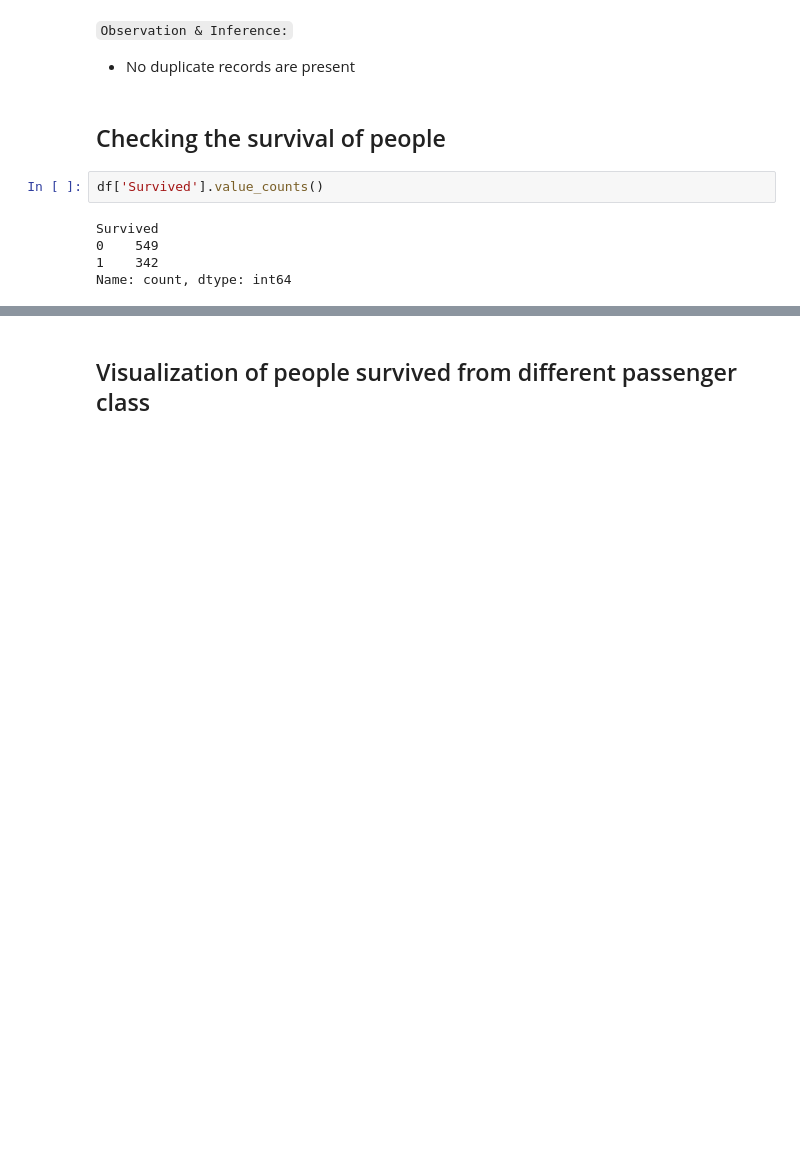
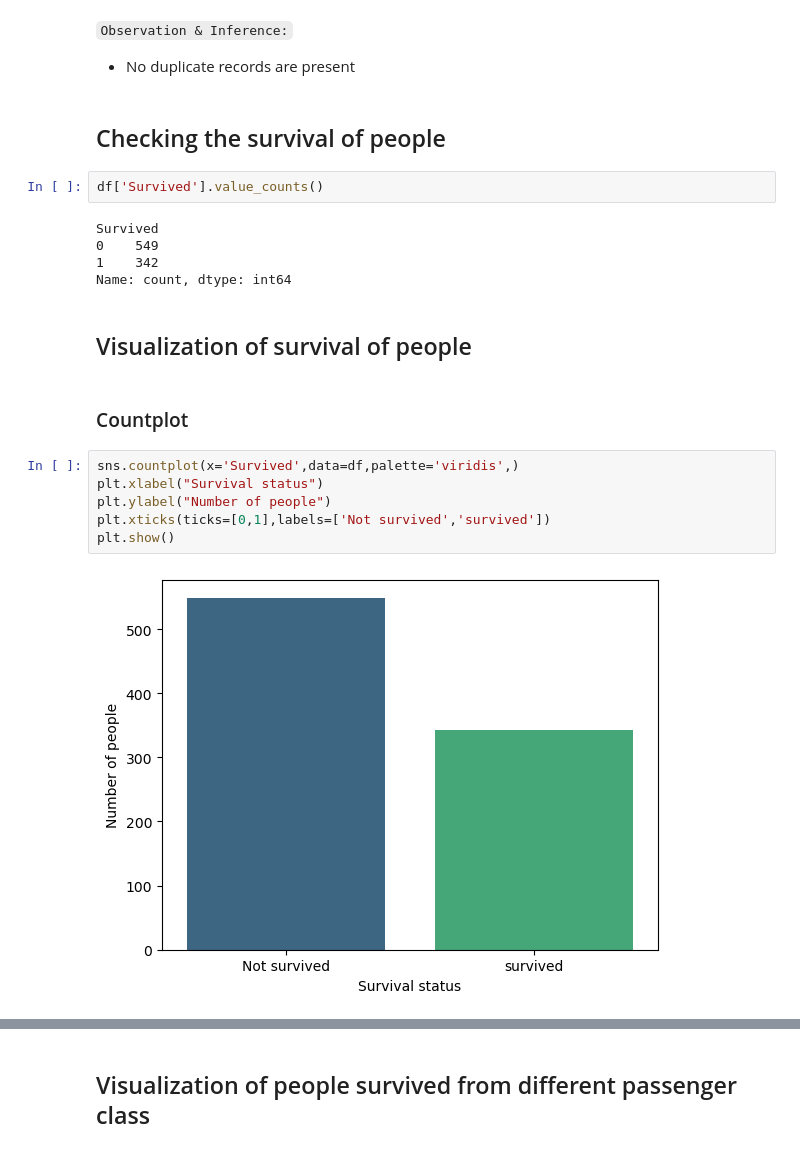
Before and after one commit to kindo-tk/CODSOFT, a Jupyter notebook: Titanic_Survival_Prediction/Titanic_Survival_Prediction.ipynb, the cells around one changed output, grey strips where cells are left out. Drawn from its saved outputs; the diff is of its cells as text; blank space fills up the shorter version.

Commit message:
Visualizations added

```diff
--- a/Titanic_Survival_Prediction/Titanic_Survival_Prediction.ipynb
+++ b/Titanic_Survival_Prediction/Titanic_Survival_Prediction.ipynb
@@ -175,3 +176,15 @@ Survived
 0    549
 1    342
 Name: count, dtype: int64
+# %% [markdown]
+## Visualization of survival of people
+# %% [markdown]
+### Countplot
+# %%
+sns.countplot(x='Survived',data=df,palette='viridis',)
+plt.xlabel("Survival status")
+plt.ylabel("Number of people")
+plt.xticks(ticks=[0,1],labels=['Not survived','survived'])
+plt.show()
+# %% [output]
+[figure, added]
```
Also changed, not shown: parts of 36 cells of this notebook.
